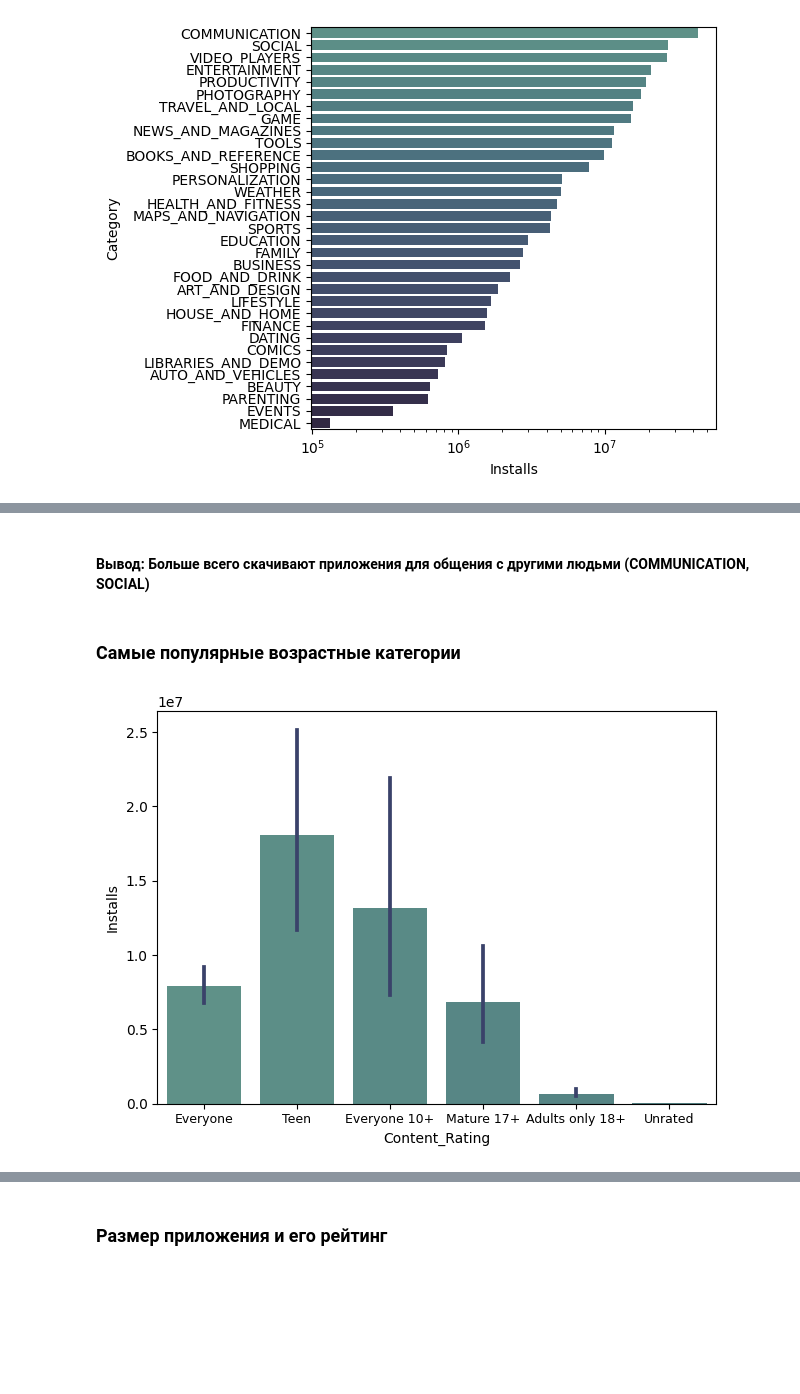
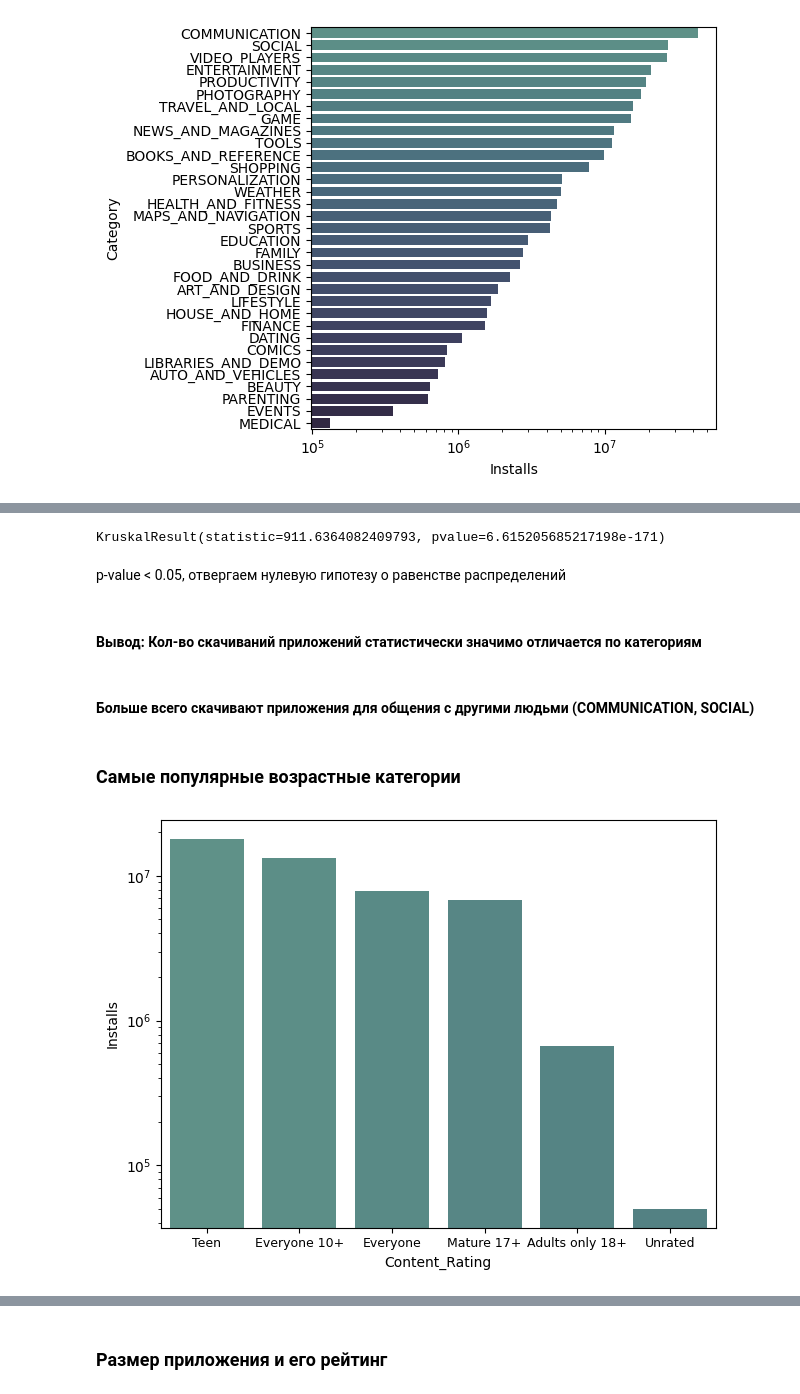
Before and after one commit to sanyakamen1/Google_Play_Store_EDA, a Jupyter notebook: Google Play Store EDA.ipynb, the cells around one changed output, grey strips where cells are left out. Saved outputs shown, nothing was run; the diff lists cells and outputs as text; code cells hidden in the pictures; blank space fills up the shorter version.

```diff
--- a/Google Play Store EDA.ipynb
+++ b/Google Play Store EDA.ipynb
@@ -763,10 +815,21 @@ plt.tight_layout()
+# %%
+stats.kruskal(*apps.groupby('Category')['Installs'].apply(list))
+# %% [output]
+KruskalResult(statistic=911.6364082409793, pvalue=6.615205685217198e-171)
+# %% [markdown]
+p-value < 0.05, отвергаем нулевую гипотезу о равенстве распределений
+# %% [markdown]
+#### Вывод: Кол-во скачиваний приложений статистически значимо отличается по категориям
 # %% [markdown]
-#### Вывод: Больше всего скачивают приложения для общения с другими людьми (COMMUNICATION, SOCIAL)
+#### Больше всего скачивают приложения для общения с другими людьми (COMMUNICATION, SOCIAL)
 # %% [markdown]
 ### Самые популярные возрастные категории
 # %%
-ax = sns.barplot(data=apps, x='Content_Rating', y='Installs', errcolor=sns.cubehelix_palette(66, start=.5, rot=-.75)[-12])
+ax = sns.barplot(data=apps, x='Content_Rating', y='Installs', errcolor=sns.cubehelix_palette(66, start=.5, rot=-.75)[-12],
+                order=apps.groupby('Content_Rating')['Installs'].mean().sort_values(ascending=False).index,
+                errorbar=None)
 ax.set_xticklabels(ax.get_xticklabels(), fontsize=9)
+plt.yscale('log')
 plt.tight_layout()
 # %% [output]
-[figure, old version]
+[figure, new version]
```
Also changed, not shown: parts of 41 cells of this notebook.
